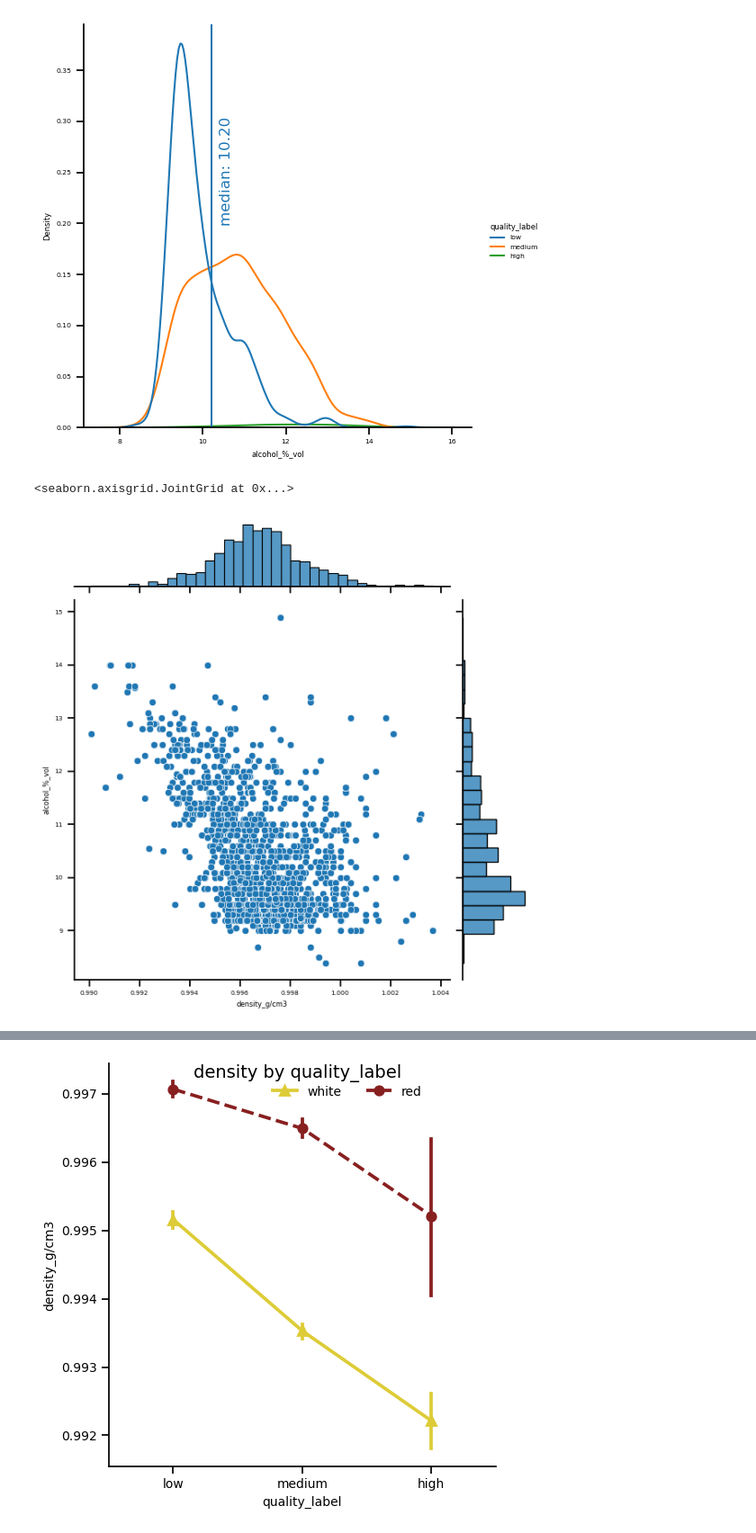
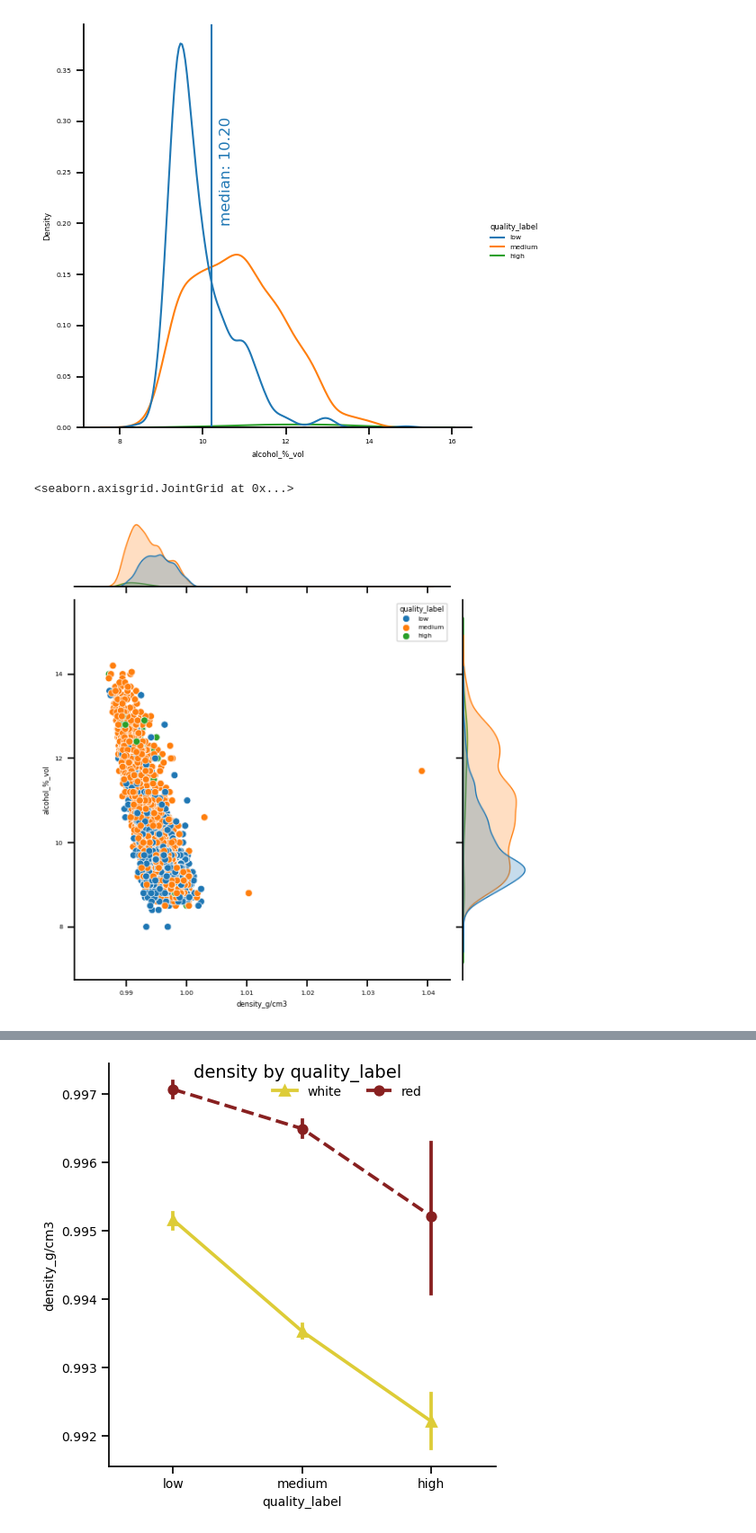
Before and after one commit to TimGarnault/project_2, a Jupyter notebook: sprint_1.ipynb, the cells around one changed output, grey strips where cells are left out. Shown at 90% size. Cells and saved outputs as stored; diff of their text form; code cells hidden in the pictures.

```diff
--- a/sprint_1.ipynb
+++ b/sprint_1.ipynb
@@ -539,10 +539,10 @@ alcohol_quality.map(specs,"alcohol_%_vol")
 <seaborn.axisgrid.FacetGrid at 0x...>
 [figure]
 # %%
-sns.jointplot(data=rw_df_2,x="density_g/cm3", y="alcohol_%_vol")
+sns.jointplot(data=ww_df_2,x="density_g/cm3", y="alcohol_%_vol", hue="quality_label")
 # %% [output]
 <seaborn.axisgrid.JointGrid at 0x...>
-[figure, old version]
+[figure, new version]
 # %%
 # sns.catplot(
 #     data=red_white_wines_df, x="quality_label", y="alcohol_%_vol", hue="wine_type",
```
Also changed, not shown: parts of 9 cells of this notebook.
